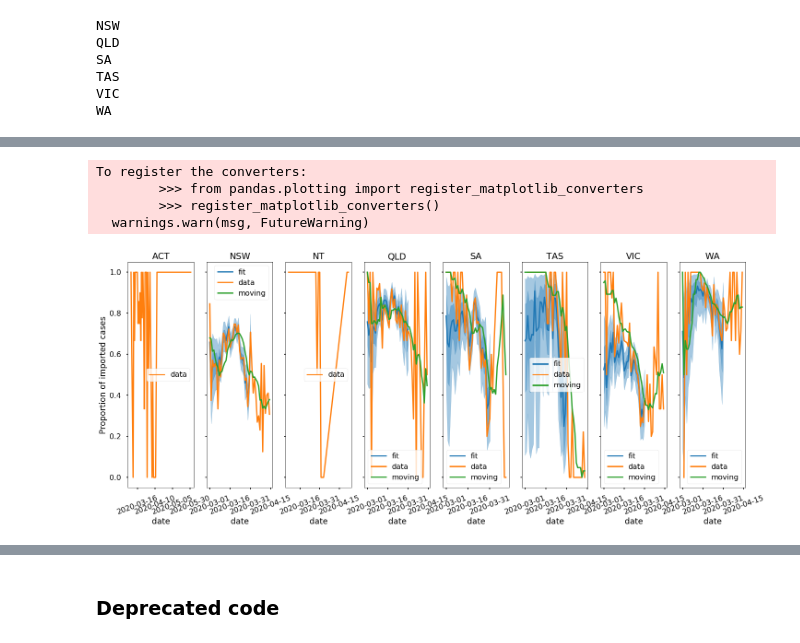
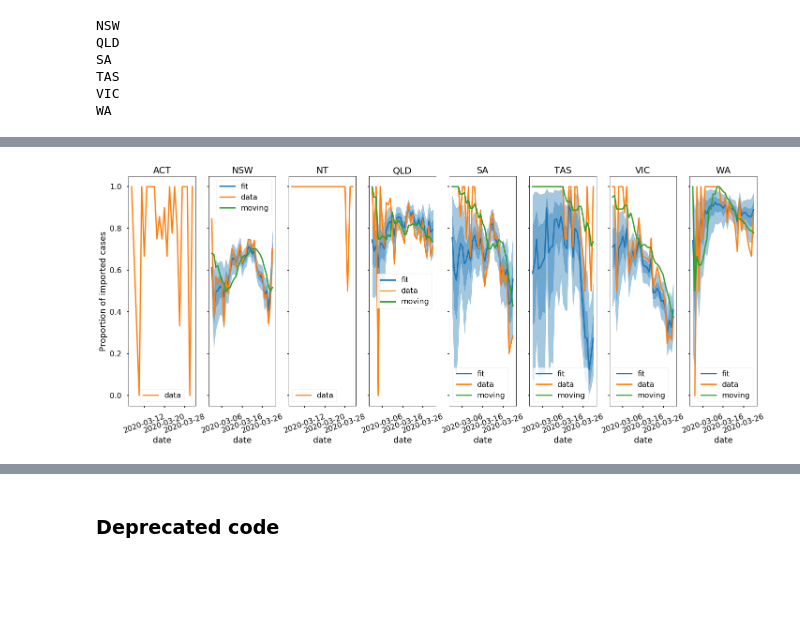
Before and after one commit to tdennisliu/covid19-forecasting-aus, a Jupyter notebook: model/Reff_traffic.ipynb, the cells around one changed output, grey strips where cells are left out. Drawn from its saved outputs; the diff is of its cells as text; code cells hidden in the pictures; blank space fills up the shorter version.

```diff
--- a/model/Reff_traffic.ipynb
+++ b/model/Reff_traffic.ipynb
@@ -214,17 +180,19 @@ sm_pol_gamma = pystan.StanModel(
 # %% [output]
 INFO:pystan:COMPILING THE C++ CODE FOR MODEL gamma_pol_state_566cedafa2f8d453e3d091908db2eb23 NOW.
 # %%
-#Create useable dataset
+##### Create useable dataset
 ## ACT and NT not in original estimates, need to extrapolated
 states_to_fit = sorted(['NSW','VIC','QLD','SA','WA','TAS']) #sorting keeps consistent with sort in data_by_state
 fit_post_March = True
 ban = '2020-03-16'
+start_date = '2020-03-01'
+end_date = '2020-03-31'
 
 fit_mask = df.state.isin(states_to_fit)
 if fit_post_March:
-    fit_mask = (fit_mask) & (df.date >= '2020-03-01')
+    fit_mask = (fit_mask) & (df.date >= start_date)
 
-fit_mask = (fit_mask) & (df.date <= '2020-03-31')
+fit_mask = (fit_mask) & (df.date <= end_date )
 
 
 predictors = mov_values.copy()
@@ -300,42 +268,41 @@ and Rhat is the potential scale reduction factor on split chains (at
 convergence, Rhat=1).
 # %%
 #rho caluclated at data entry
-df_state = df_state.reset_index()
+if isinstance(df_state.index, pd.MultiIndex):
+    df_state = df_state.reset_index()
+
+
 states=sorted(['NSW','QLD','VIC','TAS','SA','WA','ACT','NT'])
 fig,ax = plt.subplots(figsize=(24,9), ncols=len(states),sharey=True)
 states_to_fitd = {state: i+1 for i,state in enumerate(states_to_fit)      }
 
 for i, state in enumerate(states):
     if state in states_to_fit:
-        dates = df_Reff.loc[(df_Reff.date>='2020-03-01') &
-                            (df_Reff.state==state)&(df_Reff.date<='2020-03-31')].date
+        dates = df_Reff.loc[(df_Reff.date>=start_date) &
+                            (df_Reff.state==state)&(df_Reff.date<=end_date)].date
         rho_samples = samples_mov_gamma[['brho['+str(j+1)+','+str(states_to_fitd[state])+']' for j in range(dfX.loc[dfX.state=='NSW'].shape[0])]]
         ax[i].plot(dates, rho_samples.median(),label='fit',color='C0')
         ax[i].fill_between(dates, rho_samples.quantile(0.25),rho_samples.quantile(0.75),color='C0',alpha=0.4)
 
         ax[i].fill_between(dates, rho_samples.quantile(0.05),rho_samples.quantile(0.95),color='C0',alpha=0.4)
     else:
         sns.lineplot(x='date_inferred',y='rho',
-             data=df_state.loc[(df_state.date_inferred>='2020-03-01') & (df_state.STATE==state)], ax=ax[i],color='C1',label='data')
+             data=df_state.loc[(df_state.date_inferred>=start_date) & (df_state.STATE==state)&(df_state.date_inferred<=end_date)], ax=ax[i],color='C1',label='data')
     sns.lineplot(x='date',y='rho',
-             data=df_Reff.loc[(df_Reff.date>='2020-03-01') & (df_Reff.state==state)], ax=ax[i],color='C1',label='data')
+             data=df_Reff.loc[(df_Reff.date>=start_date) & (df_Reff.state==state)&(df_Reff.date<=end_date)], ax=ax[i],color='C1',label='data')
     sns.lineplot(x='date',y='rho_moving',
-             data=df_Reff.loc[(df_Reff.date>='2020-03-01') & (df_Reff.state==state)], ax=ax[i],color='C2',label='moving')
+             data=df_Reff.loc[(df_Reff.date>=start_date) & (df_Reff.state==state)&(df_Reff.date<=end_date)], ax=ax[i],color='C2',label='moving')
 
     dates = dfX.loc[dfX.state=='NSW'].date
 
     ax[i].tick_params('x',rotation=20)
     ax[i].xaxis.set_major_locator(plt.MaxNLocator(4))
     ax[i].set_title(state)
 ax[0].set_ylabel('Proportion of imported cases')
 plt.legend()
 plt.show()
 # %% [output]
-To register the converters:
-        >>> from pandas.plotting import register_matplotlib_converters
-        >>> register_matplotlib_converters()
-  warnings.warn(msg, FutureWarning)
-[figure, old version]
+[figure, new version]
 # %%
 fig,ax = plt.subplots(figsize=(12,9))
 samples_mov_gamma['R_L_prior'] = np.random.gamma(
```
Also changed, not shown: parts of 5 cells of this notebook, 4 other files.
